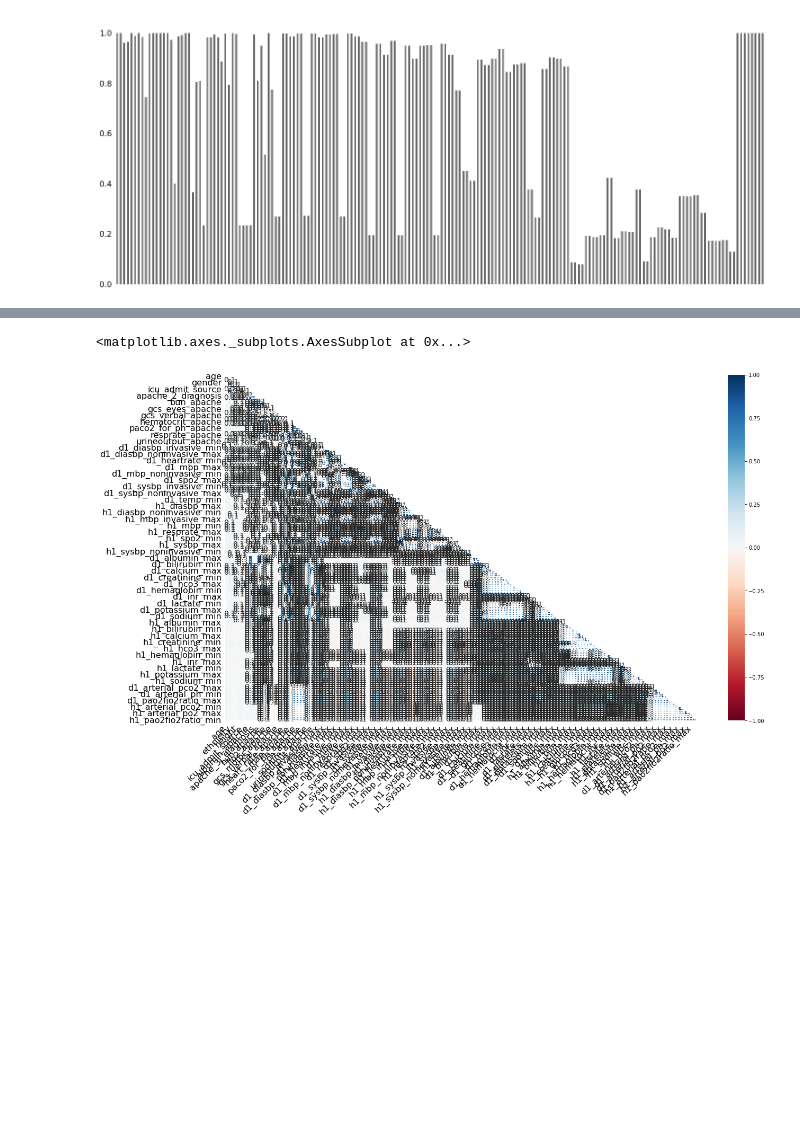
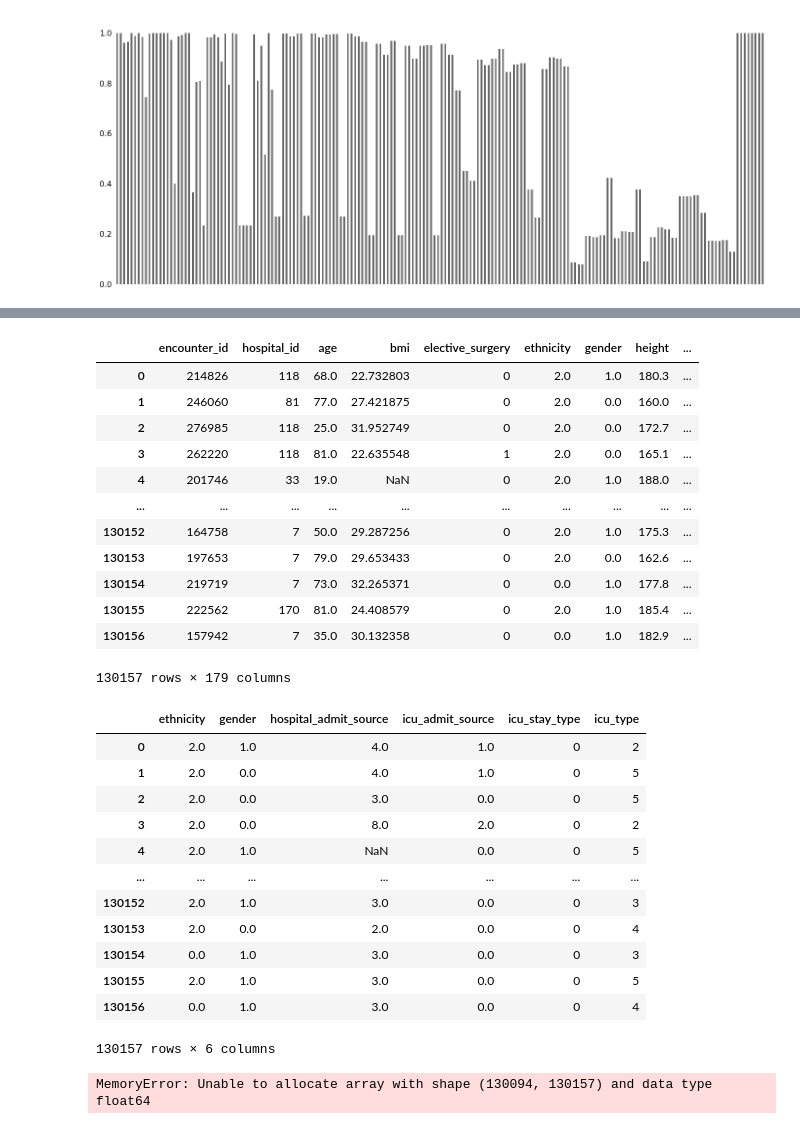
Before and after one commit to kaandurmusoglu/Prediction-of-Diabetes-Mellitus-Disease, a Jupyter notebook: EDA and Pre-Processing.ipynb, the cells around one changed output, grey strips where cells are left out. Saved outputs shown, nothing was run; the diff lists cells and outputs as text; code cells hidden in the pictures; blank space fills up the shorter version.

```diff
--- a/EDA and Pre-Processing.ipynb
+++ b/EDA and Pre-Processing.ipynb
@@ -156,5 +146,16 @@ msno.matrix(train_df)
-# %%
-msno.heatmap(train_df)
-# %% [output]
-<matplotlib.axes._subplots.AxesSubplot at 0x...>
-[figure, removed]
+# %%
+train_df.drop("diabetes_mellitus",axis=1)
+# %% [output]
+|  | encounter_id | hospital_id | age | bmi | elective_surgery | ethnicity | gender | height | ... |
+| 0 | 214826 | 118 | 68.0 | 22.732803 | 0 | 2.0 | 1.0 | 180.3 | ... |
+| 1 | 246060 | 81 | 77.0 | 27.421875 | 0 | 2.0 | 0.0 | 160.0 | ... |
+| 2 | 276985 | 118 | 25.0 | 31.952749 | 0 | 2.0 | 0.0 | 172.7 | ... |
+| 3 | 262220 | 118 | 81.0 | 22.635548 | 1 | 2.0 | 0.0 | 165.1 | ... |
+| 4 | 201746 | 33 | 19.0 | NaN | 0 | 2.0 | 1.0 | 188.0 | ... |
+| ... | ... | ... | ... | ... | ... | ... | ... | ... | ... |
+| 130152 | 164758 | 7 | 50.0 | 29.287256 | 0 | 2.0 | 1.0 | 175.3 | ... |
+| 130153 | 197653 | 7 | 79.0 | 29.653433 | 0 | 2.0 | 0.0 | 162.6 | ... |
+| 130154 | 219719 | 7 | 73.0 | 32.265371 | 0 | 0.0 | 1.0 | 177.8 | ... |
+| 130155 | 222562 | 170 | 81.0 | 24.408579 | 0 | 2.0 | 1.0 | 185.4 | ... |
+| 130156 | 157942 | 7 | 35.0 | 30.132358 | 0 | 0.0 | 1.0 | 182.9 | ... |
+130157 rows × 179 columns
@@ -160,0 +170,21 @@ msno.heatmap(train_df)
+# %%
+train_df[['ethnicity', 'gender', 'hospital_admit_source', 'icu_admit_source', 'icu_stay_type', 'icu_type']]
+# %% [output]
+|  | ethnicity | gender | hospital_admit_source | icu_admit_source | icu_stay_type | icu_type |
+| 0 | 2.0 | 1.0 | 4.0 | 1.0 | 0 | 2 |
+| 1 | 2.0 | 0.0 | 4.0 | 1.0 | 0 | 5 |
+| 2 | 2.0 | 0.0 | 3.0 | 0.0 | 0 | 5 |
+| 3 | 2.0 | 0.0 | 8.0 | 2.0 | 0 | 2 |
+| 4 | 2.0 | 1.0 | NaN | 0.0 | 0 | 5 |
+| ... | ... | ... | ... | ... | ... | ... |
+| 130152 | 2.0 | 1.0 | 3.0 | 0.0 | 0 | 3 |
+| 130153 | 2.0 | 0.0 | 2.0 | 0.0 | 0 | 4 |
+| 130154 | 0.0 | 1.0 | 3.0 | 0.0 | 0 | 3 |
+| 130155 | 2.0 | 1.0 | 3.0 | 0.0 | 0 | 5 |
+| 130156 | 0.0 | 1.0 | 3.0 | 0.0 | 0 | 4 |
+130157 rows × 6 columns
+# %%
+imputer = KNNImputer(n_neighbors=1)
+imputer.fit_transform(train_df.drop("diabetes_mellitus",axis=1))
+# %% [output]
+MemoryError: Unable to allocate array with shape (130094, 130157) and data type float64
```
Also changed, not shown: parts of 6 cells of this notebook.
